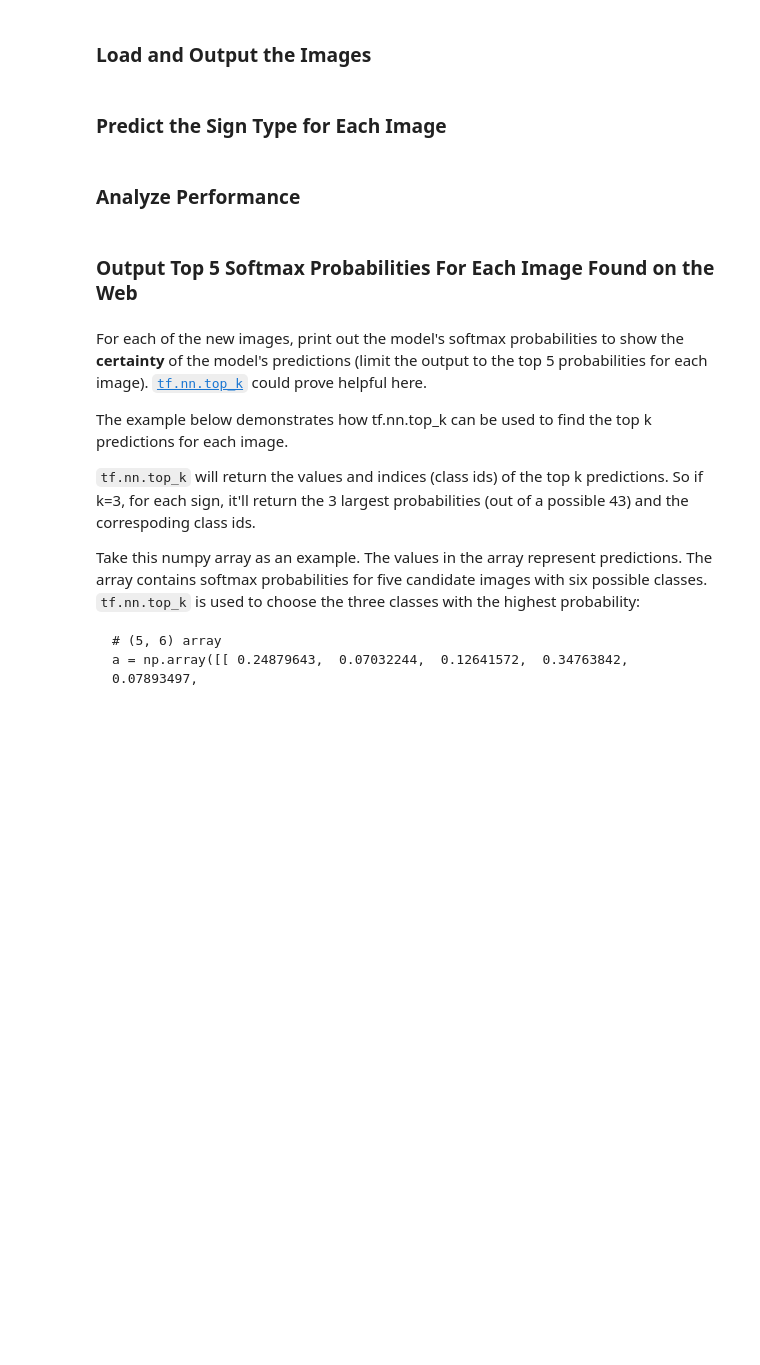
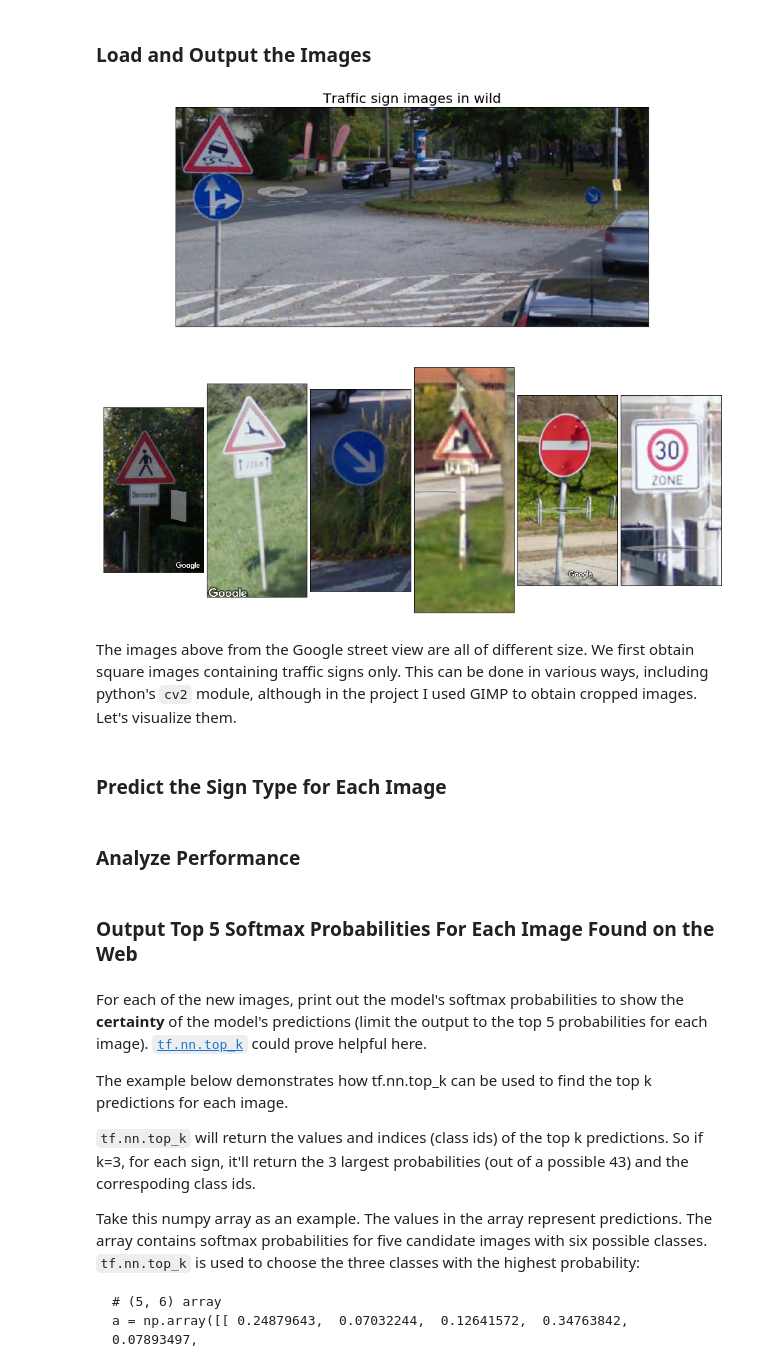
Before and after one commit to selyunin/carnd_t1_p2, a Jupyter notebook: Traffic_Sign_Classifier.ipynb, the cells around one changed output. Saved outputs shown, nothing was run; the diff lists cells and outputs as text; code cells hidden in the pictures; blank space fills up the shorter version.

```diff
--- a/Traffic_Sign_Classifier.ipynb
+++ b/Traffic_Sign_Classifier.ipynb
@@ -761,0 +718,67 @@ You may find `signnames.csv` useful as it contains mappings from the class id (i
+# %%
+### Load the traffic sign images and plot them here.
+from scipy.misc import imread
+
+street_view_img_dir = './img/'
+street_view_img_names = [
+                        'street_view_1.png',
+                        'street_view_2.png',
+                        'street_view_3.png',
+                        'street_view_4.png',
+                        'street_view_5.png',
+                        'street_view_6.png',
+                        'street_view_7.png',
+                        ]
+street_view_img = [ imread(street_view_img_dir + img) for img in street_view_img_names ]
+# %%
+fig = plt.figure(figsize=(12,15))
+
+ax = plt.subplot2grid((5, 6), (0, 0), colspan=6, rowspan=1)
+pic_raw = street_view_img[0]
+plt.imshow(pic_raw)
+ax.set_xticks([])
+ax.set_yticks([])
+
+ax = plt.subplot2grid((5, 6), (1, 0), colspan=1, rowspan=3)
+pic_raw = street_view_img[1]
+plt.imshow(pic_raw)
+ax.set_xticks([])
+ax.set_yticks([])
+
+ax = plt.subplot2grid((5, 6), (1, 1), colspan=1, rowspan=3)
+pic_raw = street_view_img[2]
+plt.imshow(pic_raw)
+ax.set_xticks([])
+ax.set_yticks([])
+
+ax = plt.subplot2grid((5, 6), (1, 2), colspan=1, rowspan=3)
+pic_raw = street_view_img[3]
+plt.imshow(pic_raw)
+ax.set_xticks([])
+ax.set_yticks([])
+
+ax = plt.subplot2grid((5, 6), (1, 3), colspan=1, rowspan=3)
+pic_raw = street_view_img[4]
+plt.imshow(pic_raw)
+ax.set_xticks([])
+ax.set_yticks([])
+
+ax = plt.subplot2grid((5, 6), (1, 4), colspan=1, rowspan=3)
+pic_raw = street_view_img[5]
+plt.imshow(pic_raw)
+ax.set_xticks([])
+ax.set_yticks([])
+
+ax = plt.subplot2grid((5, 6), (1, 5), colspan=1, rowspan=3)
+pic_raw = street_view_img[6]
+plt.imshow(pic_raw)
+ax.set_xticks([])
+ax.set_yticks([])
+
+plt.suptitle("Traffic sign images in wild", y=1.04, fontsize=20)
+plt.tight_layout(w_pad=-0.2, h_pad=-12.2, pad=-2.6)
+plt.show()
+# %% [output]
+[figure, added]
+# %% [markdown]
+The images above from the Google street view are all of different size. We first obtain square images containing traffic signs only. This can be done in various ways, including python's `cv2` module, although in the project I  used GIMP to obtain cropped images. Let's visualize them.
```
Also changed, not shown: parts of 43 cells of this notebook.
